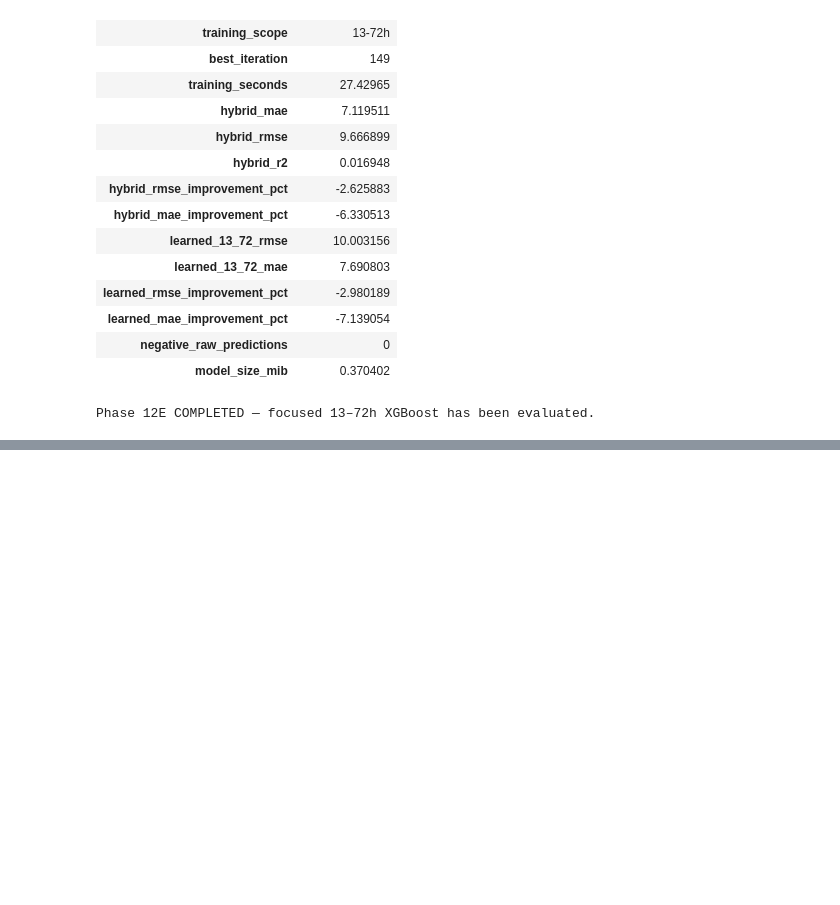
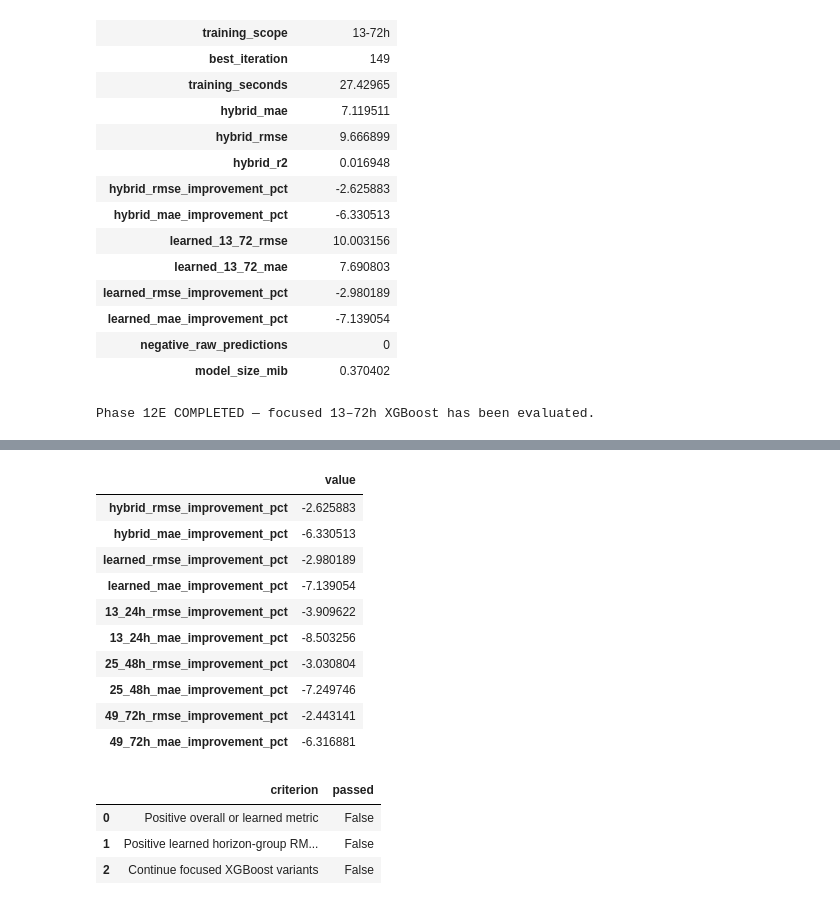
Before and after one commit to riyanj220/pearls-aqi-predictor, a Jupyter notebook: notebooks/12_model_challenger_benchmark.ipynb, the cells around one changed output, grey strips where cells are left out. Saved outputs shown, nothing was run; the diff lists cells and outputs as text; code cells hidden in the pictures; blank space fills up the shorter version.

```diff
--- a/notebooks/12_model_challenger_benchmark.ipynb
+++ b/notebooks/12_model_challenger_benchmark.ipynb
@@ -5076,0 +5101,15 @@ Phase 12E COMPLETED — focused 13–72h XGBoost has been evaluated.
+# %%
+focused_xgb_gate_evidence = {
+    "hybrid_rmse_improvement_pct": (
+        focused_e1_hybrid_rmse_improvement
+    ),
+    "hybrid_mae_improvement_pct": (
+        focused_e1_hybrid_mae_improvement
+    ),
+    "learned_rmse_improvement_pct": (
+        focused_e1_learned_rmse_improvement
+    ),
+    "learned_mae_improvement_pct": (
+        focused_e1_learned_mae_improvement
+    ),
+}
@@ -5076,0 +5137,19 @@ Phase 12E COMPLETED — focused 13–72h XGBoost has been evaluated.
+# %%
+display(
+    pd.Series(
+        focused_xgb_gate_evidence,
+        name="value",
+    ).to_frame()
+)
+# %% [output]
+|  | value |
+| hybrid_rmse_improvement_pct | -2.625883 |
+| hybrid_mae_improvement_pct | -6.330513 |
+| learned_rmse_improvement_pct | -2.980189 |
+| learned_mae_improvement_pct | -7.139054 |
+| 13_24h_rmse_improvement_pct | -3.909622 |
+| 13_24h_mae_improvement_pct | -8.503256 |
+| 25_48h_rmse_improvement_pct | -3.030804 |
+| 25_48h_mae_improvement_pct | -7.249746 |
+| 49_72h_rmse_improvement_pct | -2.443141 |
+| 49_72h_mae_improvement_pct | -6.316881 |
@@ -5076,0 +5190,39 @@ Phase 12E COMPLETED — focused 13–72h XGBoost has been evaluated.
+# %%
+focused_xgb_gate_df = pd.DataFrame(
+    [
+        {
+            "criterion": (
+                "Positive overall or learned metric"
+            ),
+            "passed": (
+                focused_xgb_has_primary_signal
+            ),
+        },
+        {
+            "criterion": (
+                "Positive learned horizon-group RMSE signal"
+            ),
+            "passed": (
+                focused_xgb_has_horizon_signal
+            ),
+        },
+        {
+            "criterion": (
+                "Continue focused XGBoost variants"
+            ),
+            "passed": (
+                focused_xgb_continue
+            ),
+        },
+    ]
+)
+
+
+display(
+    focused_xgb_gate_df
+)
+# %% [output]
+|  | criterion | passed |
+| 0 | Positive overall or learned metric | False |
+| 1 | Positive learned horizon-group RM... | False |
+| 2 | Continue focused XGBoost variants | False |
```
Also changed, not shown: parts of 10 cells of this notebook.
